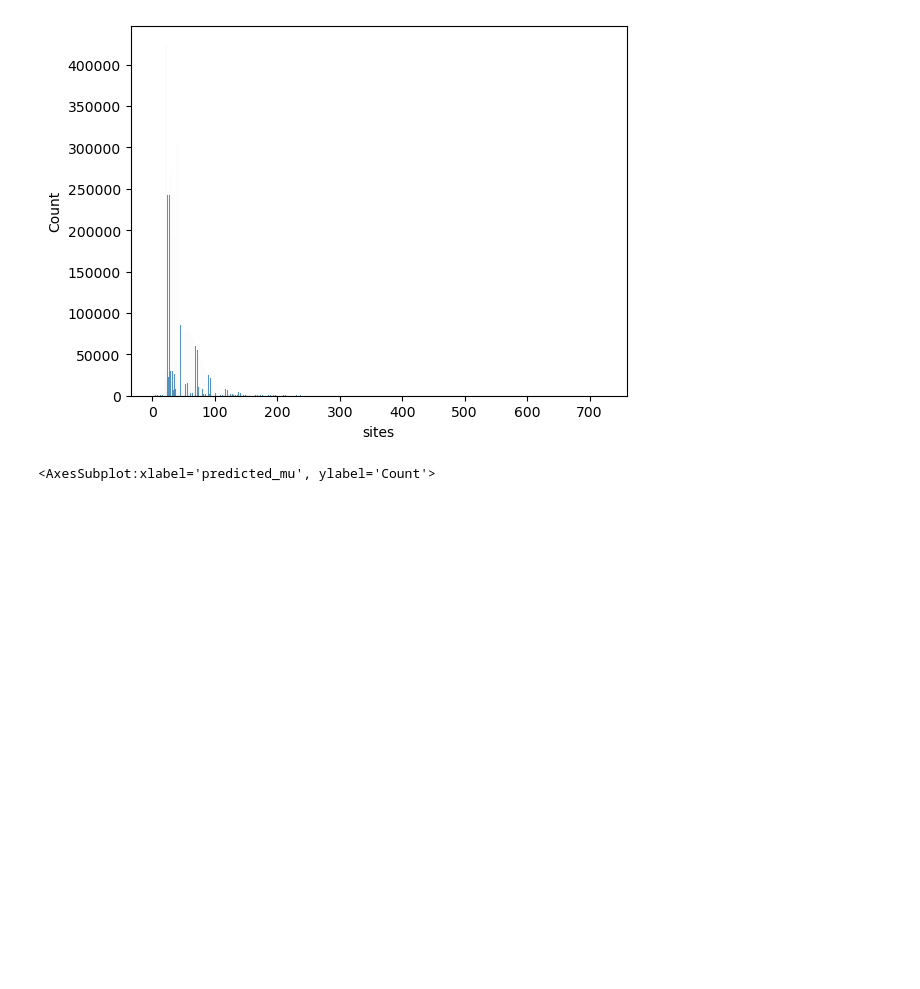
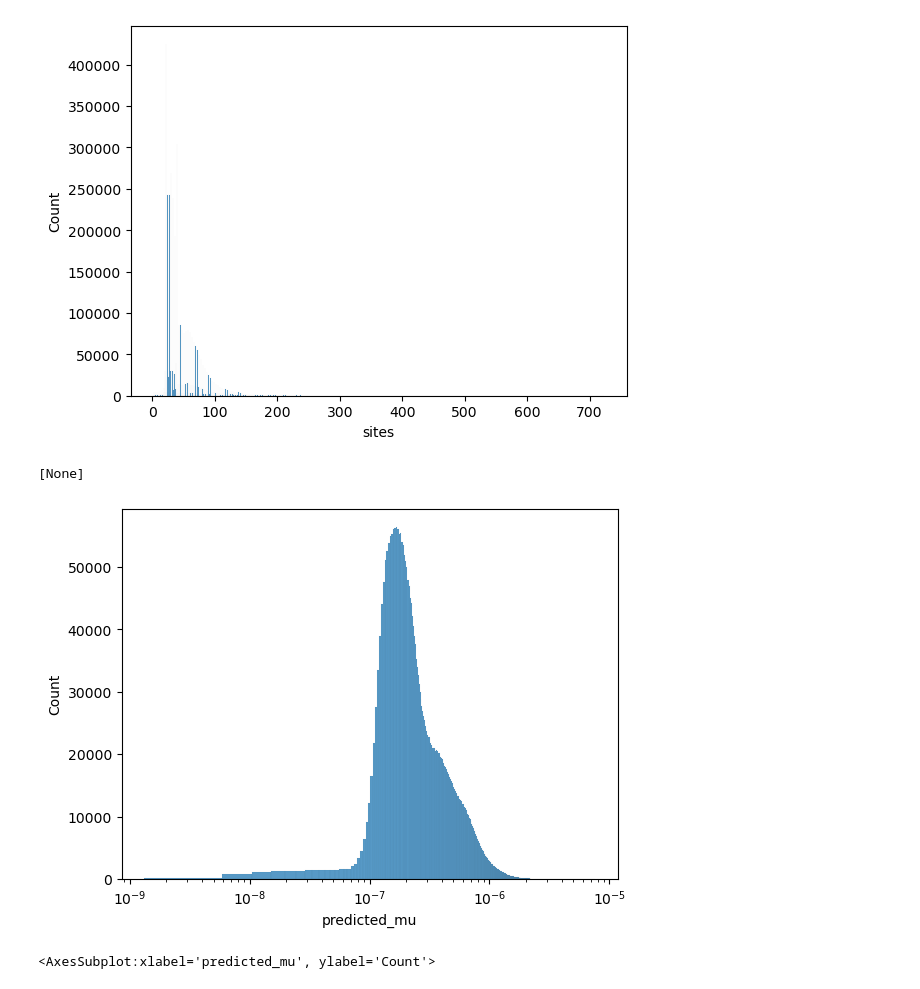
Before and after one commit to dajale423/raKLette, a Jupyter notebook: results/method_validation/footprints/notebooks/footprints_KL_analysis.ipynb, the cells around one changed output. Saved outputs shown, nothing was run; the diff lists cells and outputs as text; code cells hidden in the pictures; blank space fills up the shorter version.

```diff
--- a/results/method_validation/footprints/notebooks/footprints_KL_analysis.ipynb
+++ b/results/method_validation/footprints/notebooks/footprints_KL_analysis.ipynb
@@ -92,6 +100,12 @@ sns.histplot(data=df_merged, x="sites")
 # %% [output]
 <AxesSubplot:xlabel='sites', ylabel='Count'>
 [figure]
+# %%
+g = sns.histplot(data=df_merged, x="predicted_mu")
+g.set(xscale = 'log')
+# %% [output]
+[None]
+[figure, added]
 # %%
 sns.histplot(data=df_merged, x="predicted_mu")
 # %% [output]
```
Also changed, not shown: parts of 29 cells of this notebook.
